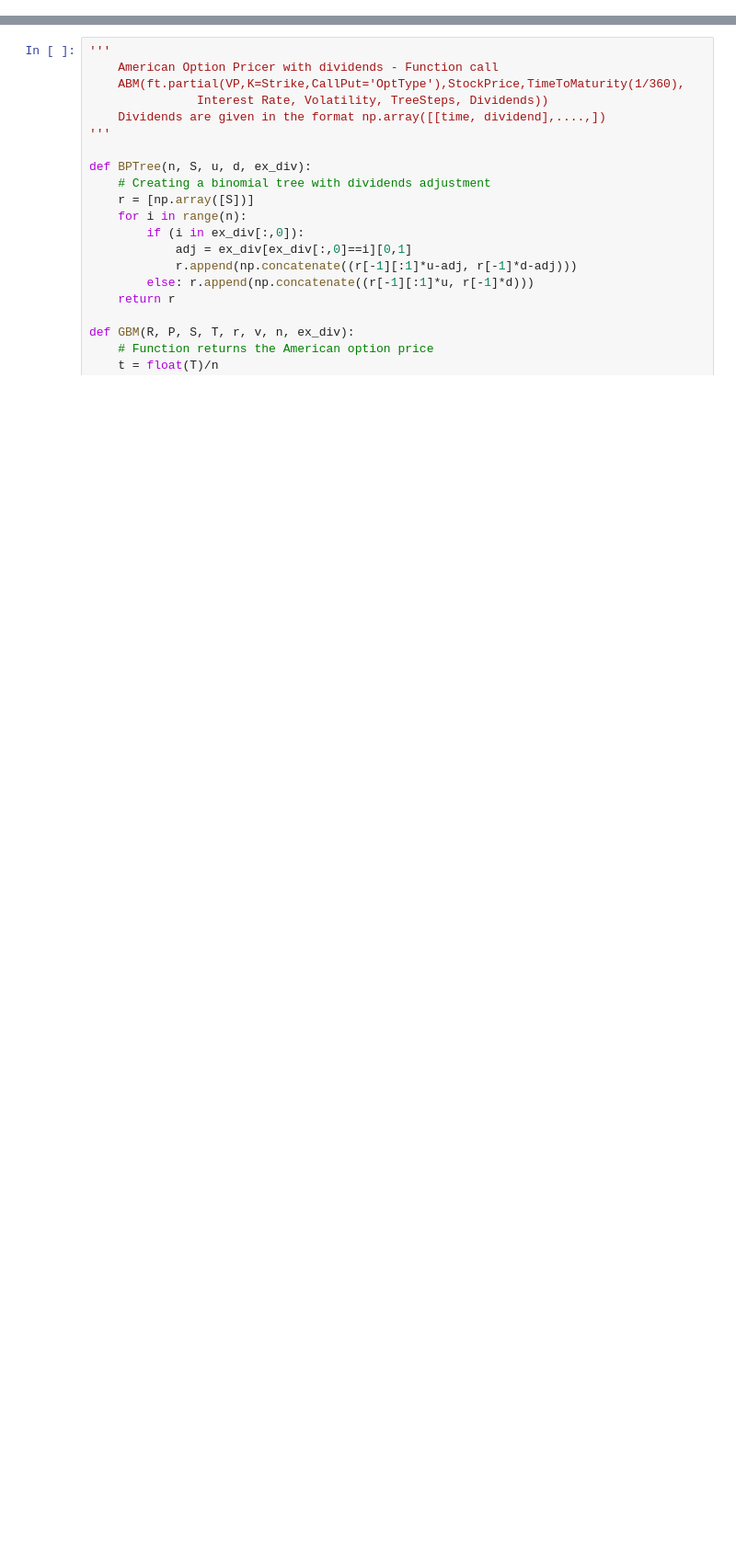
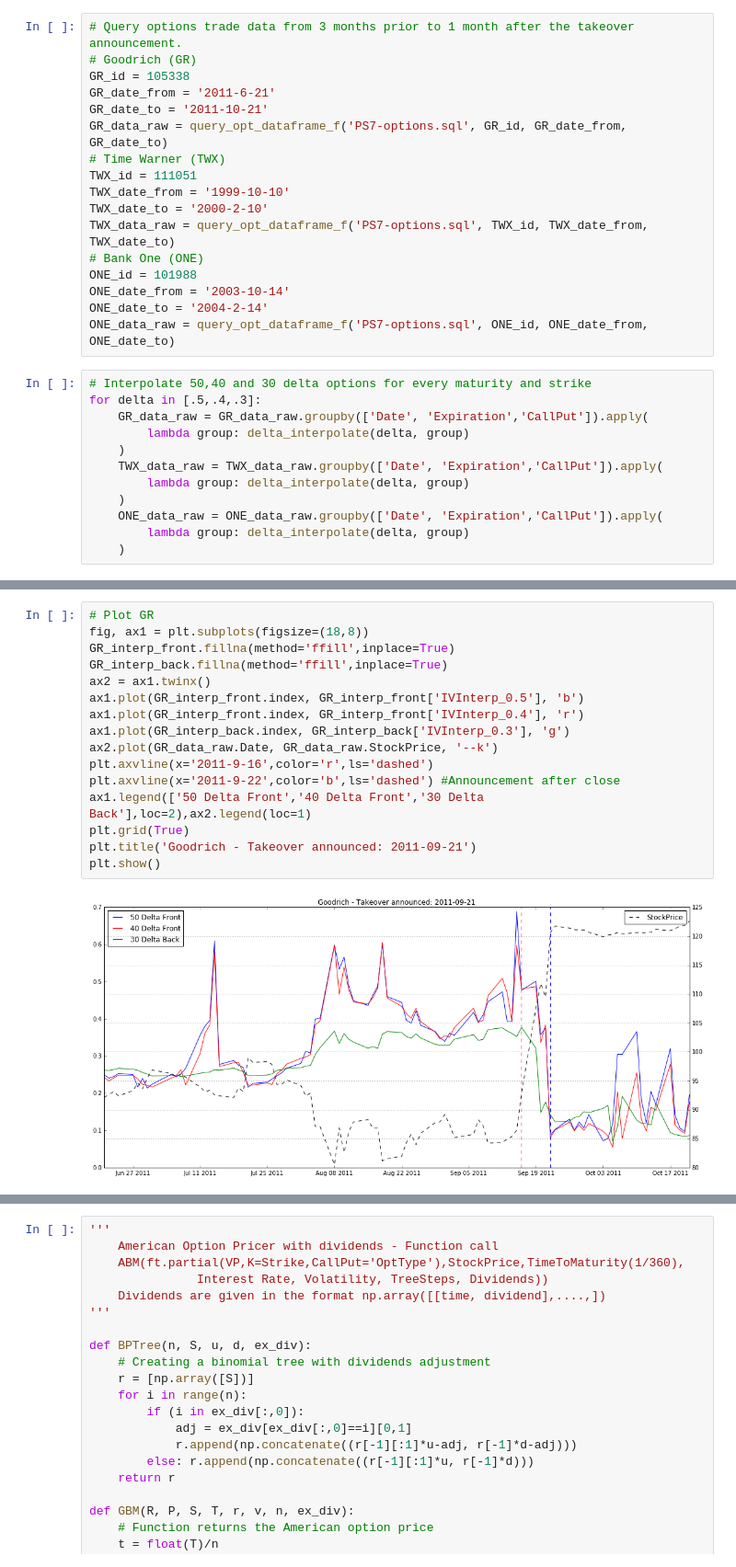
Before and after one commit to bspeice/experimental-finance, a Jupyter notebook: problem_set_7/Project7_Final.ipynb, the cells around one changed output, grey strips where cells are left out. Shown at 92% size. Drawn from its saved outputs; the diff is of its cells as text; blank space fills up the shorter version.

```diff
--- a/problem_set_7/Project7_Final.ipynb
+++ b/problem_set_7/Project7_Final.ipynb
@@ -5,0 +29,29 @@
+# %%
+# Query options trade data from 3 months prior to 1 month after the takeover announcement.
+# Goodrich (GR)
+GR_id = 105338
+GR_date_from = '2011-6-21'
+GR_date_to = '2011-10-21'
+GR_data_raw = query_opt_dataframe_f('PS7-options.sql', GR_id, GR_date_from, GR_date_to)
+# Time Warner (TWX)
+TWX_id = 111051
+TWX_date_from = '1999-10-10'
+TWX_date_to = '2000-2-10'
+TWX_data_raw = query_opt_dataframe_f('PS7-options.sql', TWX_id, TWX_date_from, TWX_date_to)
+# Bank One (ONE)
+ONE_id = 101988
+ONE_date_from = '2003-10-14'
+ONE_date_to = '2004-2-14'
+ONE_data_raw = query_opt_dataframe_f('PS7-options.sql', ONE_id, ONE_date_from, ONE_date_to)
+# %%
+# Interpolate 50,40 and 30 delta options for every maturity and strike
+for delta in [.5,.4,.3]:
+    GR_data_raw = GR_data_raw.groupby(['Date', 'Expiration','CallPut']).apply(
+        lambda group: delta_interpolate(delta, group)
+    )
+    TWX_data_raw = TWX_data_raw.groupby(['Date', 'Expiration','CallPut']).apply(
+        lambda group: delta_interpolate(delta, group)
+    )
+    ONE_data_raw = ONE_data_raw.groupby(['Date', 'Expiration','CallPut']).apply(
+        lambda group: delta_interpolate(delta, group)
+    )
@@ -5,0 +82,18 @@
+# %%
+# Plot GR
+fig, ax1 = plt.subplots(figsize=(18,8))
+GR_interp_front.fillna(method='ffill',inplace=True)
+GR_interp_back.fillna(method='ffill',inplace=True)
+ax2 = ax1.twinx()
+ax1.plot(GR_interp_front.index, GR_interp_front['IVInterp_0.5'], 'b')
+ax1.plot(GR_interp_front.index, GR_interp_front['IVInterp_0.4'], 'r')
+ax1.plot(GR_interp_back.index, GR_interp_back['IVInterp_0.3'], 'g')
+ax2.plot(GR_data_raw.Date, GR_data_raw.StockPrice, '--k')
+plt.axvline(x='2011-9-16',color='r',ls='dashed')
+plt.axvline(x='2011-9-22',color='b',ls='dashed') #Announcement after close
+ax1.legend(['50 Delta Front','40 Delta Front','30 Delta Back'],loc=2),ax2.legend(loc=1)
+plt.grid(True)
+plt.title('Goodrich - Takeover announced: 2011-09-21')
+plt.show()
+# %% [output]
+[figure, added]
```
Also changed, not shown: parts of 39 cells of this notebook, 19 other files.
